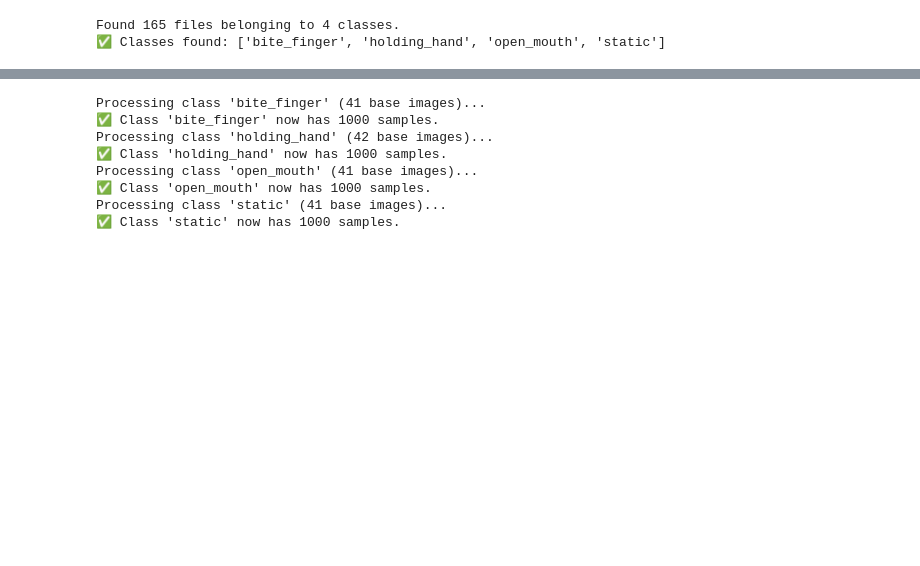
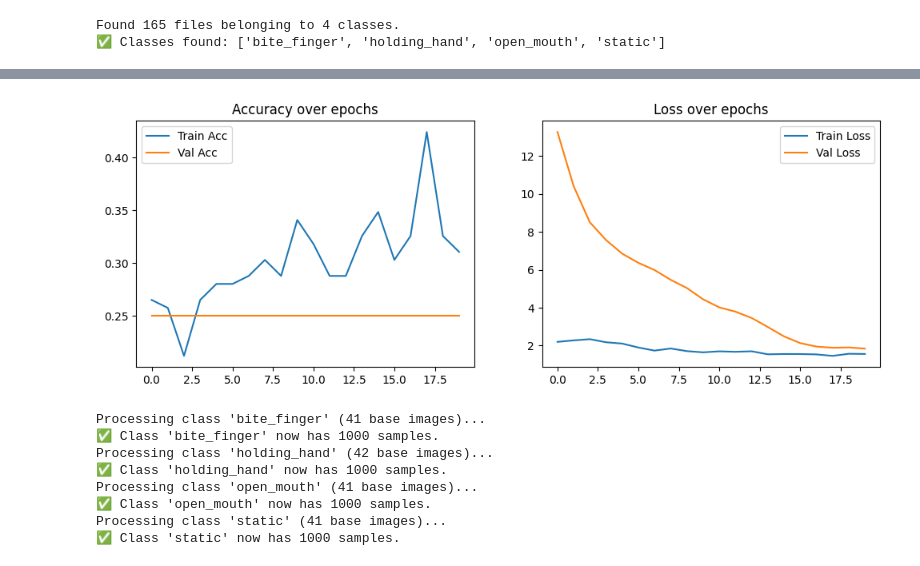
Before and after one commit to ErSatu1/MemeProject, a Jupyter notebook: Code/Train.ipynb, the cells around one changed output, grey strips where cells are left out. Saved outputs shown, nothing was run; the diff lists cells and outputs as text; code cells hidden in the pictures; blank space fills up the shorter version.

```diff
--- a/Code/Train.ipynb
+++ b/Code/Train.ipynb
@@ -36,0 +173,15 @@ print("✅ Classes found:", class_names)
+# %%
+# Define callbacks
+early_stop = EarlyStopping(
+    monitor='val_loss',
+    patience=5,
+    restore_best_weights=True
+)
+
+# Train model
+history = model.fit(
+    train_generator,
+    validation_data=val_generator,
+    epochs=20,
+    verbose=1
+)
@@ -37,3 +206,24 @@ print("✅ Classes found:", class_names)
+# %%
+
+plt.figure(figsize=(12,4))
+
+# Accuracy plot
+plt.subplot(1,2,1)
+plt.plot(history.history['accuracy'], label='Train Acc')
+plt.plot(history.history['val_accuracy'], label='Val Acc')
+plt.legend()
+plt.title('Accuracy over epochs')
+
+# Loss plot
+plt.subplot(1,2,2)
+plt.plot(history.history['loss'], label='Train Loss')
+plt.plot(history.history['val_loss'], label='Val Loss')
+plt.legend()
+plt.title('Loss over epochs')
+
+plt.show()
+# %% [output]
+[figure, added]
 # %%
 
 # data_augmentation = tf.keras.Sequential([
```
Also changed, not shown: parts of 10 cells of this notebook.
